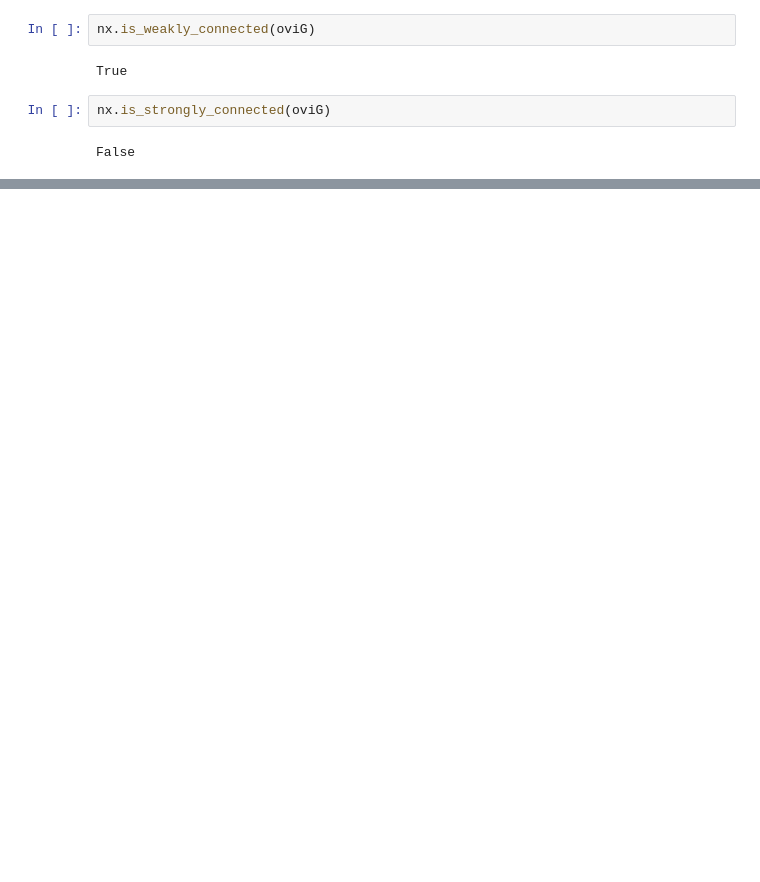
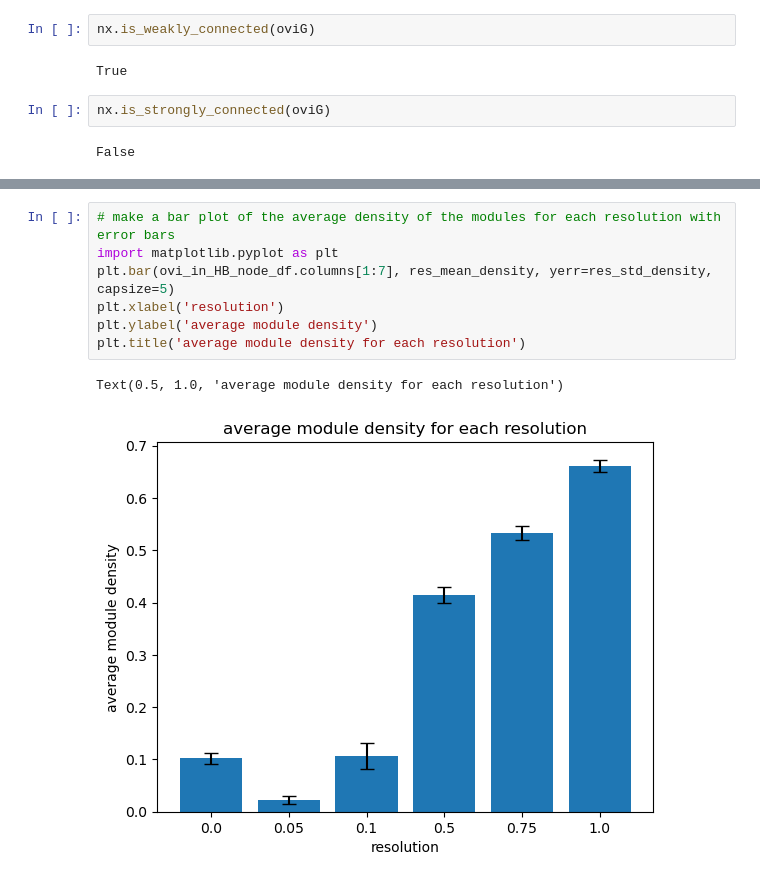
Before and after one commit to Gutierrez-lab/oviIN-analyses-gabrielle, a Jupyter notebook: graph_metrics_sandbox.ipynb, the cells around one changed output, grey strips where cells are left out. Drawn from its saved outputs; the diff is of its cells as text; blank space fills up the shorter version.

```diff
--- a/graph_metrics_sandbox.ipynb
+++ b/graph_metrics_sandbox.ipynb
@@ -398,0 +624,10 @@ I still don't think that density is very meaningful for the personal connectomes
+# %%
+# make a bar plot of the average density of the modules for each resolution with error bars
+import matplotlib.pyplot as plt
+plt.bar(ovi_in_HB_node_df.columns[1:7], res_mean_density, yerr=res_std_density, capsize=5)
+plt.xlabel('resolution')
+plt.ylabel('average module density')
+plt.title('average module density for each resolution')
+# %% [output]
+Text(0.5, 1.0, 'average module density for each resolution')
+[figure, added]
```
Also changed, not shown: parts of 46 cells of this notebook.
